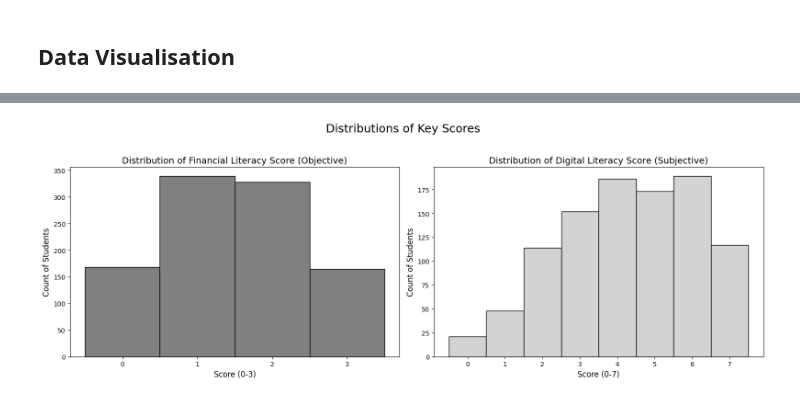
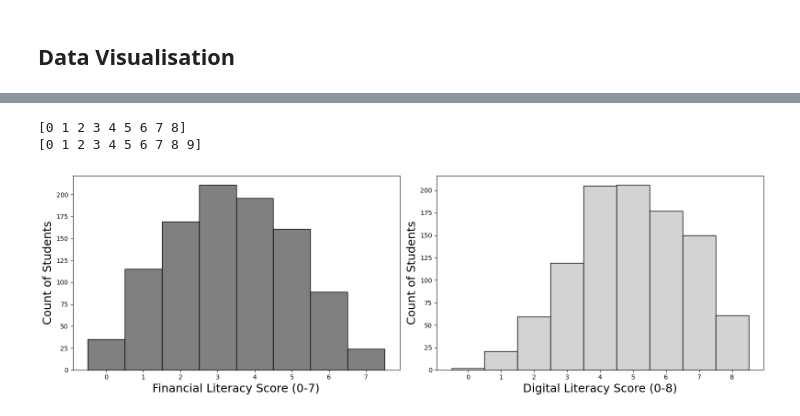
Before and after one commit to JoshLG18/Intro-to-DS, a Jupyter notebook: notebooks/DataAnalysis.ipynb, the cells around one changed output, grey strips where cells are left out. Saved outputs shown, nothing was run; the diff lists cells and outputs as text; code cells hidden in the pictures.

```diff
--- a/notebooks/DataAnalysis.ipynb
+++ b/notebooks/DataAnalysis.ipynb
@@ -364,10 +367,25 @@ dataset['Data_viz_helps'] = dataset['Data_viz_helps'].map(viz_helps_map)
 # Create the digital literacy score
 columns_for_score = [
         'Confidence_interpreting_data',
-        'Data_viz_helps'
+        'Data_viz_helps',
+        'Features_used_most_Portfolio analytics',
+        'Features_used_most_Stock performance charts',
+        'Features_used_most_AI or data insights'
     ]
 
 dataset['Digital_Literacy_Score'] = dataset[columns_for_score].sum(axis=1)
+# %%
+# create investment behaviour score
+
+# creata a metric of critical thinking so low is apps do oversimplify
+dataset['Critical_Oversimplify'] = 4 - dataset['Apps_oversimplify']
+
+# Combine into Behavioural Score
+dataset['Investment_Behaviour_Score'] = (
+    dataset['Frequency_based_on_app_data'] +
+    dataset['Critical_Oversimplify'] +
+    dataset['Likely_to_use_new_features']
+)
 # %% [markdown]
 ## Data Visualisation
 # %%
@@ -424,41 +452,43 @@ plt.show()
 # %%
-# Create a figure with two subplots (1 row, 2 columns)
-fig, (ax1, ax2) = plt.subplots(1, 2, figsize=(16, 6))
+# Create a figure with two subplots
+fig, (ax1, ax2) = plt.subplots(1, 2, figsize=(16, 5.5))
 
-# Plot A: Financial_Literacy_Score (Score 0-3)
-# Create bins to ensure we have one bar per integer score
+# FL Score
+# create bins for each score
 bins_financial = np.arange(dataset['Financial_Literacy_Score'].min(), dataset['Financial_Literacy_Score'].max() + 2)
+print(bins_financial)
 ax1.hist(dataset['Financial_Literacy_Score'],
-            bins=bins_financial,
+            bins=bins_financial, # use the bins defines above
             align='left',
-            color='grey',
-            edgecolor='black')
+            color='grey', # set the colour to grey
+            edgecolor='black') # add black borders to the bars
 
-ax1.set_title('Distribution of Financial Literacy Score (Objective)', fontsize=14)
-ax1.set_xlabel('Score (0-3)', fontsize=12)
-ax1.set_ylabel('Count of Students', fontsize=12)
-ax1.set_xticks([0, 1, 2, 3])
+ax1.set_xlabel('Financial Literacy Score (0-7)', fontsize=18) # set the x label and make it bigger
+ax1.set_ylabel('Count of Students', fontsize=18) # set the y lable and make it bigger
+ax1.set_xticks([0, 1, 2, 3, 4, 5, 6, 7]) # set the x values
 
-# Plot B: Digital_Literacy_Score (Score 0-7)
-# Create bins for each integer score
+# DL Score
+# create bins for each score
 bins_digital = np.arange(dataset['Digital_Literacy_Score'].min(), dataset['Digital_Literacy_Score'].max() + 2)
-ax2.hist(dataset['Digital_Literacy_Score'],
-            bins=bins_digital,
+print(bins_digital)
+ax2.hist(dataset['Digital_Literacy_Score'],  # create the histogram
+            bins=bins_digital,  # use the bins defined above
             align='left',
-            color='lightgrey',
-            edgecolor='black')
+            color='lightgrey',  # set the colour to light grey
+            edgecolor='black') # add black borders to the bars
 
-ax2.set_title('Distribution of Digital Literacy Score (Subjective)', fontsize=14)
-ax2.set_xlabel('Score (0-7)', fontsize=12)
-ax2.set_ylabel('Count of Students', fontsize=12)
+ax2.set_xlabel('Digital Literacy Score (0-8)', fontsize=18) # set the x label and size 18
+ax2.set_ylabel('Count of Students', fontsize=18) # set the y label and size 18
+# set the x values
 ax2.set_xticks(range(int(dataset['Digital_Literacy_Score'].min()), int(dataset['Digital_Literacy_Score'].max()) + 1))
 
-# Add an overall title for the figure
-fig.suptitle('Distributions of Key Scores', fontsize=18)
-fig.tight_layout(rect=[0, 0.03, 1, 0.95]) # Adjust for suptitle
+
+fig.tight_layout(rect=[0, 0.03, 1, 0.95])
 
 plt.savefig('../figures/score_histograms.png')
 plt.show()
 # %% [output]
+[0 1 2 3 4 5 6 7 8]
+[0 1 2 3 4 5 6 7 8 9]
-[figure, old version]
+[figure, new version]
 # %%
```
Also changed, not shown: parts of 38 cells of this notebook, 1 other file.
